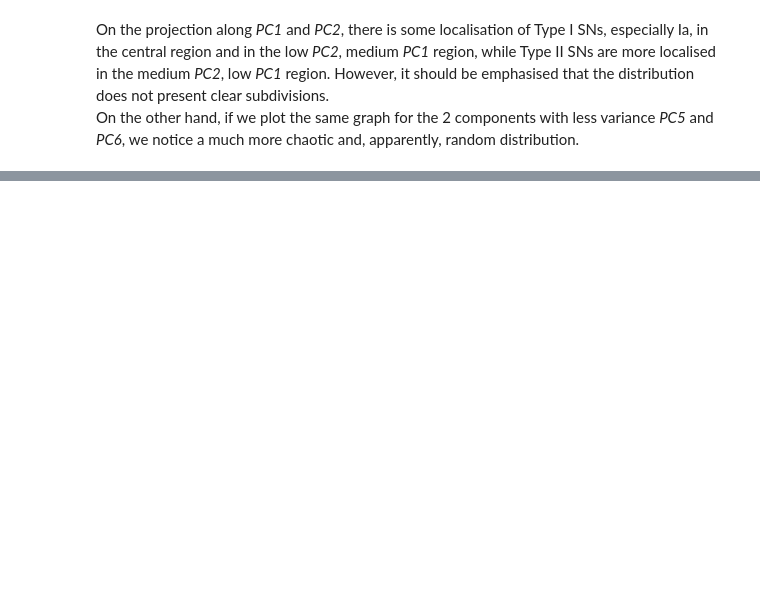
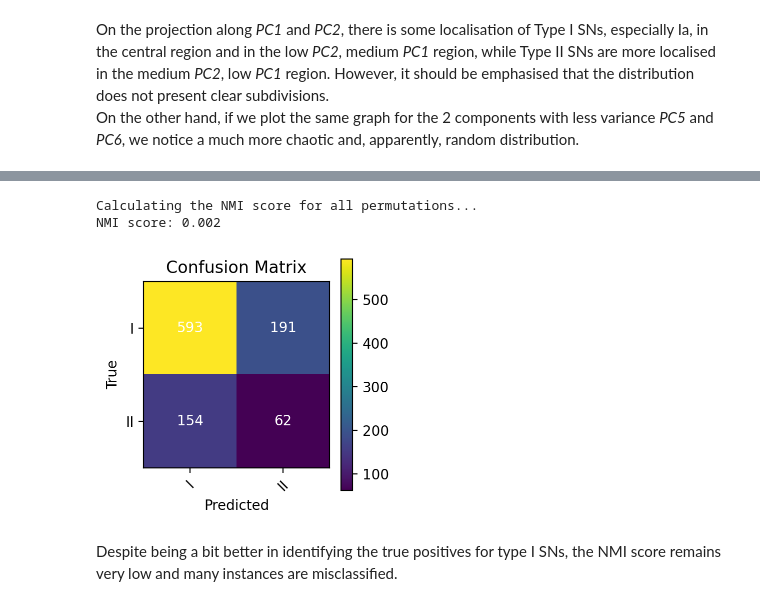
Before and after one commit to zick97/SN_clf_project, a Jupyter notebook: unsupervised.ipynb, the cells around one changed output, grey strips where cells are left out. Drawn from its saved outputs; the diff is of its cells as text; code cells hidden in the pictures; blank space fills up the shorter version.

```diff
--- a/unsupervised.ipynb
+++ b/unsupervised.ipynb
@@ -242,0 +327,27 @@ We get the same results as the sklearn PCA.
+# %%
+# Define the new target values
+y_train_new = y_train.copy()
+y_train_new['SNTYPE'] = y_train_new['SNTYPE'].map(lambda x: 'I' if x.count('I') == 1 else 'II')
+
+# Compute the new predictions
+kmeans = KMeans(n_clusters=2, random_state=42, n_init=10, max_iter=1000)
+kmeans.fit(pc_X_train.values)
+
+# Use a custom function to compute the best NMI score over all the possible permutations
+nmi, mapping_dict = nmiScore(kmeans, X_train=pc_X_train, y_train=y_train_new)
+print(f'NMI score: {nmi:.3f}')
+
+# Transform the predictions to a DataFrame, adding 1 to the cluster labels
+y_pred_new = pd.DataFrame(kmeans.predict(pc_X_train.values), columns=['SNTYPE'])
+y_pred_new['SNTYPE'] = y_pred_new['SNTYPE'] + 1
+# Map the cluster labels to the target values
+y_pred_new['SNTYPE'] = y_pred_new['SNTYPE'].map(mapping_dict)
+# %% [output]
+Calculating the NMI score for all permutations...
+NMI score: 0.002
+# %%
+plot_confusion_matrix(y_train_new, y_pred_new, size=(3,3))
+# %% [output]
+[figure, added]
+# %% [markdown]
+Despite being a bit better in identifying the true positives for type I SNs, the NMI score remains very low and many instances are misclassified.
```
Also changed, not shown: parts of 35 cells of this notebook, 11 other files.
